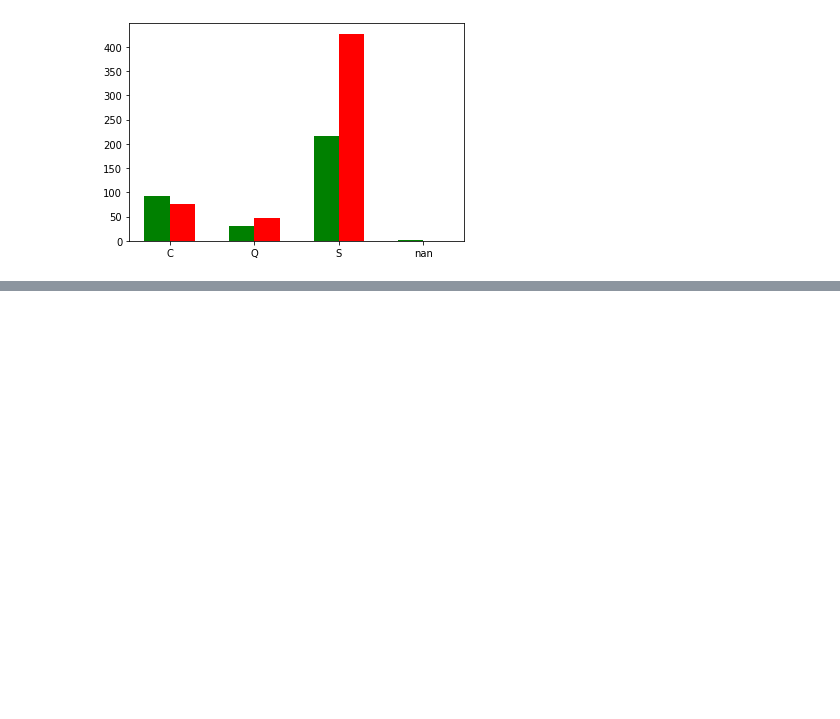
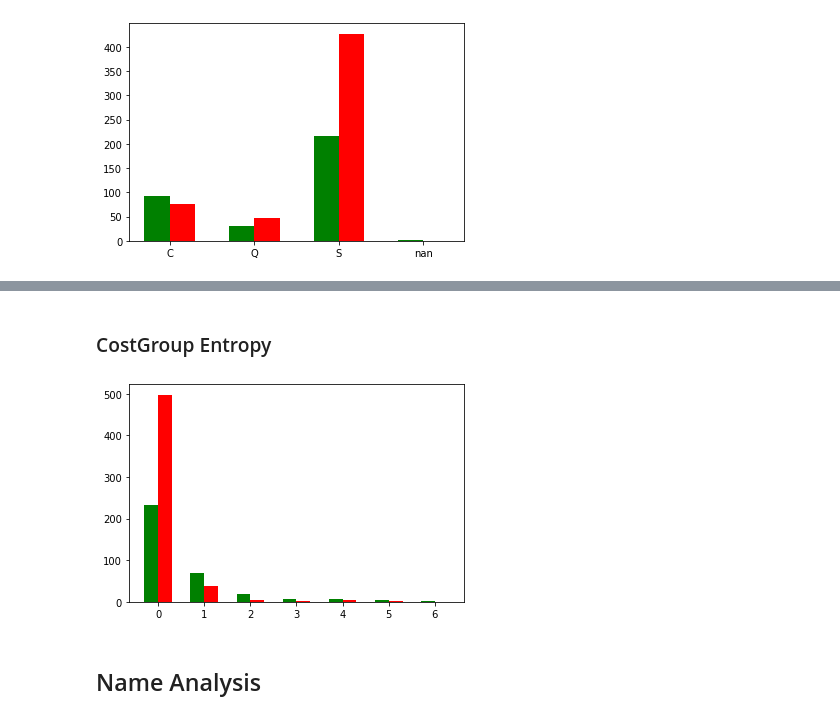
Before and after one commit to Chris112345/TitanicML, a Jupyter notebook: Methods/DataAnalysis.ipynb, the cells around one changed output, grey strips where cells are left out. Drawn from its saved outputs; the diff is of its cells as text; code cells hidden in the pictures; blank space fills up the shorter version.

```diff
--- a/Methods/Data_Analysis.ipynb
+++ b/Methods/DataAnalysis.ipynb
@@ -223,0 +269,21 @@ plt.show()
+# %% [markdown]
+### CostGroup Entropy
+# %%
+label = np.unique(trainingData["CostGroup"], return_counts=False)
+
+survivedV, survivedC = np.unique(survived["CostGroup"],return_counts=True)
+perishedV, perishedC = np.unique(perished["CostGroup"],return_counts=True)
+perishedV = np.append(perishedV, pd.Interval(500,550))
+perishedC = np.append(perishedC, 0)
+
+plot = plt.subplot()
+index= np.arange(len(label))
+plot.bar(index-0.15, survivedC, width=0.3, color="g", align="center")
+plot.bar(index+0.15, perishedC, width=0.3, color="r", align="center")
+plot.set_xticks(index)
+plot.set_xticklabels(index)
+plt.show()
+# %% [output]
+[figure, added]
+# %% [markdown]
+## Name Analysis
```
Also changed, not shown: parts of 9 cells of this notebook, 2 other files.
